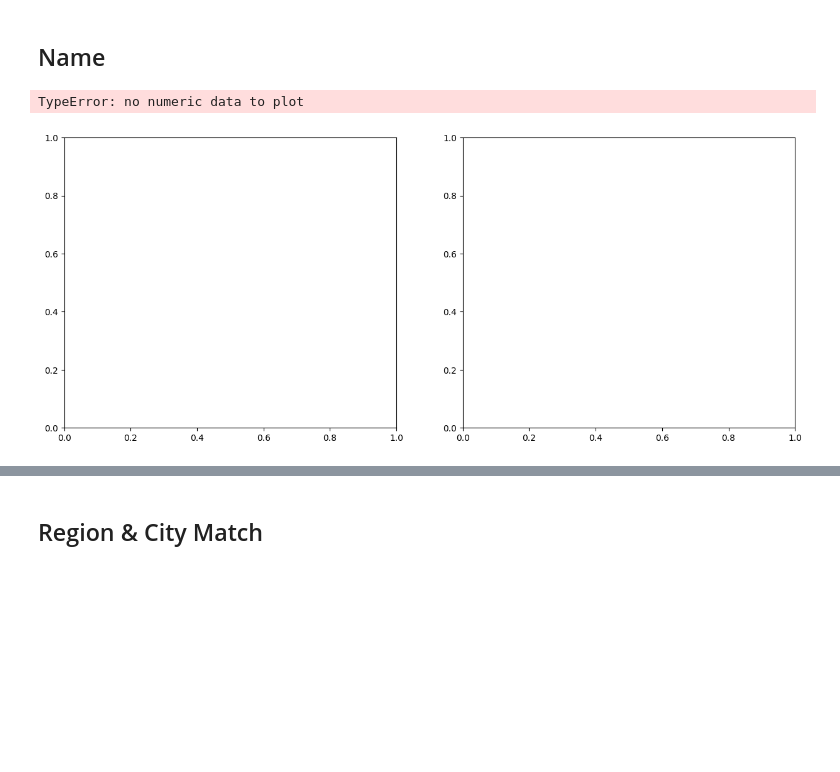
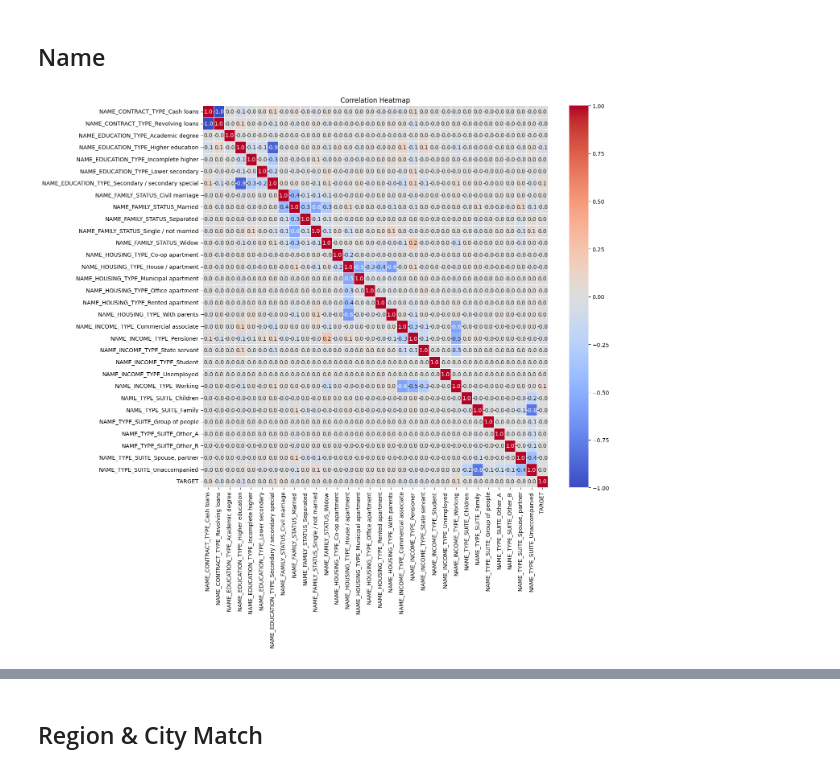
Before and after one commit to billyfrndz/homecredit_credit_scoring_model, a Jupyter notebook: model.ipynb, the cells around one changed output, grey strips where cells are left out. Saved outputs shown, nothing was run; the diff lists cells and outputs as text; code cells hidden in the pictures; blank space fills up the shorter version.

```diff
--- a/model.ipynb
+++ b/model.ipynb
@@ -10,7 +23,7 @@ from sklearn.model_selection import train_test_split
 os.chdir(R'd:/Repository/homecredit_credit_scoring_model/dataset')
 # %%
 loaded = pd.read_csv('application_train.csv')
-other_data, df = train_test_split(loaded, test_size=0.01, random_state=42, stratify = loaded['TARGET'])
+other_data, df = train_test_split(loaded, test_size = 0.1, random_state=42, stratify = loaded['TARGET'])
 # %%
 df.head()
 # %% [output]
@@ -332,18 +375,17 @@ name = [
     "NAME_INCOME_TYPE",
     "NAME_TYPE_SUITE"
 ]
+# %%
+name_dummies = pd.get_dummies(df[name], columns=name).astype(int)
+name_dummies['TARGET'] = df['TARGET']
 # %%
-fig, ax = plt.subplots(1, 2, figsize=(15, 6))
+fig, ax = plt.subplots(1, 1, figsize=(15, 14))
 
-df[name].plot(kind='box', ax=ax[0], rot=45)
-ax[0].set_title('Boxplot of AMT')
-
-sns.heatmap(df[['TARGET'] + name].corr(), annot=True, cmap='coolwarm', ax=ax[1])
-ax[1].set_title('Correlation Heatmap')
+sns.heatmap(name_dummies.corr(), annot=True, cmap='coolwarm', ax=ax, fmt='.1f', linewidths=0.5)
+ax.set_title('Correlation Heatmap')
 
 plt.tight_layout()
 plt.show()
 # %% [output]
-TypeError: no numeric data to plot
-[figure, old version]
+[figure, new version]
 # %%
```
Also changed, not shown: parts of 64 cells of this notebook.
